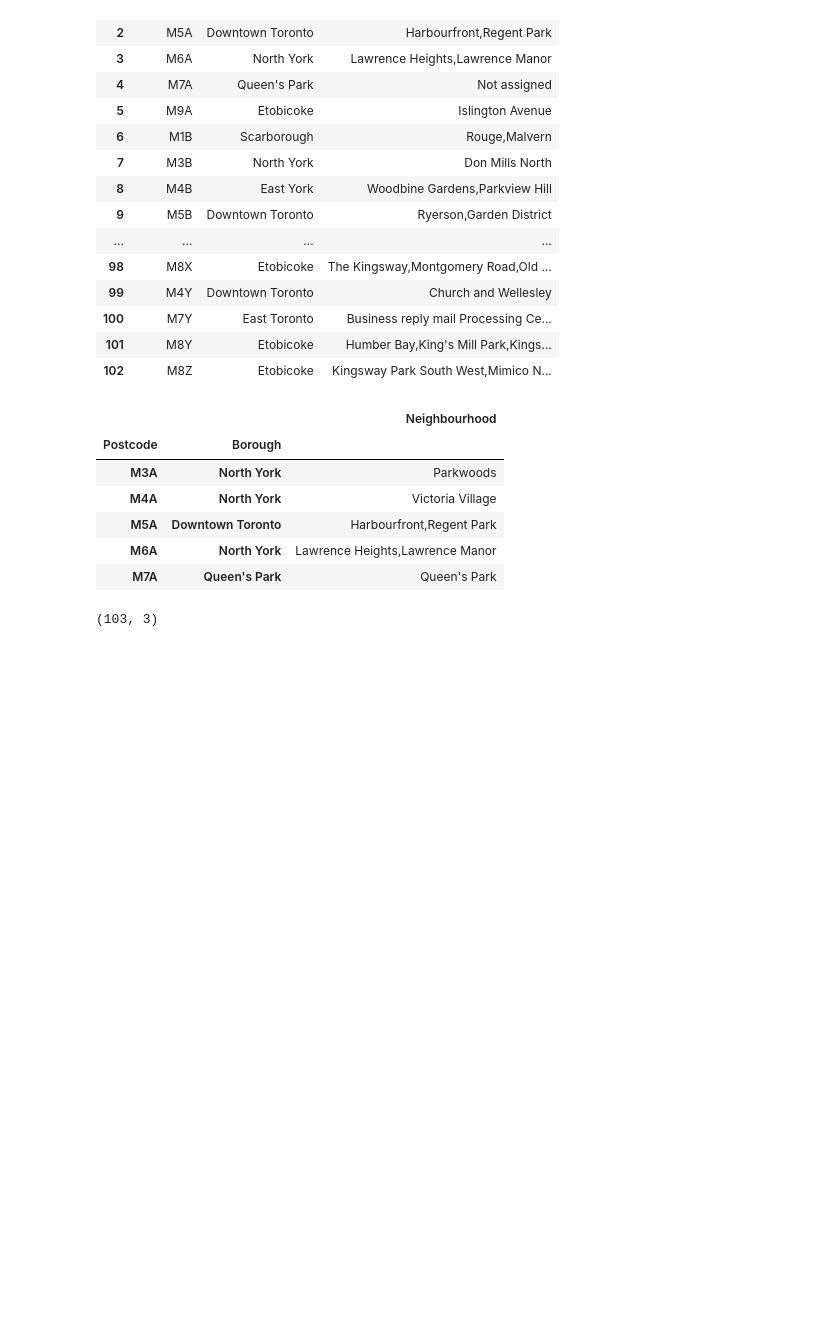
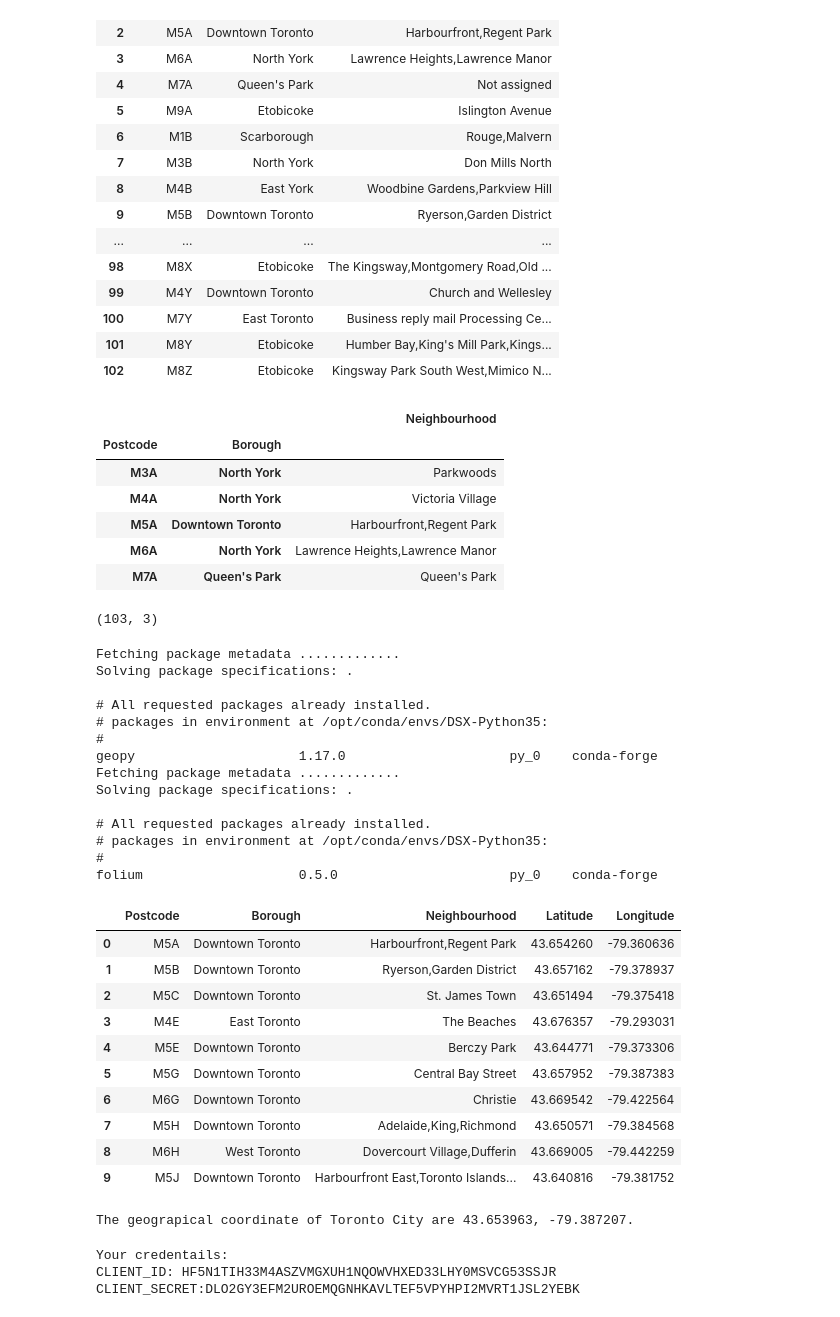
Before and after one commit to vivekr300/Coursera_Capstone, a Jupyter notebook: Toronto Segmentation & Clustering.ipynb, the cells around one changed output. Cells and saved outputs as stored; diff of their text form; code cells hidden in the pictures; blank space fills up the shorter version.

```diff
--- a/Toronto Segmentation & Clustering.ipynb
+++ b/Toronto Segmentation & Clustering.ipynb
@@ -128,3 +128,74 @@ df = res.reset_index()
 df.shape
 # %% [output]
 (103, 3)
+# %%
+!conda install -c conda-forge geopy --yes
+from geopy.geocoders import Nominatim
+
+
+import matplotlib.cm as cm
+import matplotlib.colors as colors
+
+from sklearn.cluster import KMeans
+
+!conda install -c conda-forge folium=0.5.0 --yes
+import folium
+
+url="http://cocl.us/Geospatial_data/Geospatial_Coordinates.csv"
+coordinates=pd.read_csv(url)
+coordinates.columns = ['Postcode', 'Latitude', 'Longitude']
+df1 = pd.merge(df,coordinates, on="Postcode")
+
+df1 = df1[df1['Borough'].str.contains('Toronto')].reset_index(drop=True)
+df1.head(10)
+# %% [output]
+Fetching package metadata .............
+Solving package specifications: .
+
+# All requested packages already installed.
+# packages in environment at /opt/conda/envs/DSX-Python35:
+#
+geopy                     1.17.0                     py_0    conda-forge
+Fetching package metadata .............
+Solving package specifications: .
+
+# All requested packages already installed.
+# packages in environment at /opt/conda/envs/DSX-Python35:
+#
+folium                    0.5.0                      py_0    conda-forge
+|  | Postcode | Borough | Neighbourhood | Latitude | Longitude |
+| 0 | M5A | Downtown Toronto | Harbourfront,Regent Park | 43.654260 | -79.360636 |
+| 1 | M5B | Downtown Toronto | Ryerson,Garden District | 43.657162 | -79.378937 |
+| 2 | M5C | Downtown Toronto | St. James Town | 43.651494 | -79.375418 |
+| 3 | M4E | East Toronto | The Beaches | 43.676357 | -79.293031 |
+| 4 | M5E | Downtown Toronto | Berczy Park | 43.644771 | -79.373306 |
+| 5 | M5G | Downtown Toronto | Central Bay Street | 43.657952 | -79.387383 |
+| 6 | M6G | Downtown Toronto | Christie | 43.669542 | -79.422564 |
+| 7 | M5H | Downtown Toronto | Adelaide,King,Richmond | 43.650571 | -79.384568 |
+| 8 | M6H | West Toronto | Dovercourt Village,Dufferin | 43.669005 | -79.442259 |
+| 9 | M5J | Downtown Toronto | Harbourfront East,Toronto Islands... | 43.640816 | -79.381752 |
+# %%
+# Use geopy library to get the latitude and longitude values of Toronto
+address = 'Toronto'
+
+geolocator = Nominatim()
+location = geolocator.geocode(address)
+latitude = location.latitude
+longitude = location.longitude
+print('The geograpical coordinate of Toronto City are {}, {}.'.format(latitude, longitude))
+# %% [output]
+The geograpical coordinate of Toronto City are 43.653963, -79.387207.
+# %%
+#Access to FourSquare
+
+CLIENT_ID = 'HF5N1TIH33M4ASZVMGXUH1NQOWVHXED33LHY0MSVCG53SSJR' # your Foursquare ID
+CLIENT_SECRET = 'DLO2GY3EFM2UROEMQGNHKAVLTEF5VPYHPI2MVRT1JSL2YEBK' # your Foursquare Secret
+VERSION = '20181130' # Foursquare API version
+
+print('Your credentails:')
+print('CLIENT_ID: ' + CLIENT_ID)
+print('CLIENT_SECRET:' + CLIENT_SECRET)
+# %% [output]
+Your credentails:
+CLIENT_ID: HF5N1TIH33M4ASZVMGXUH1NQOWVHXED33LHY0MSVCG53SSJR
+CLIENT_SECRET:DLO2GY3EFM2UROEMQGNHKAVLTEF5VPYHPI2MVRT1JSL2YEBK
```
Also changed, not shown: parts of 19 cells of this notebook.
